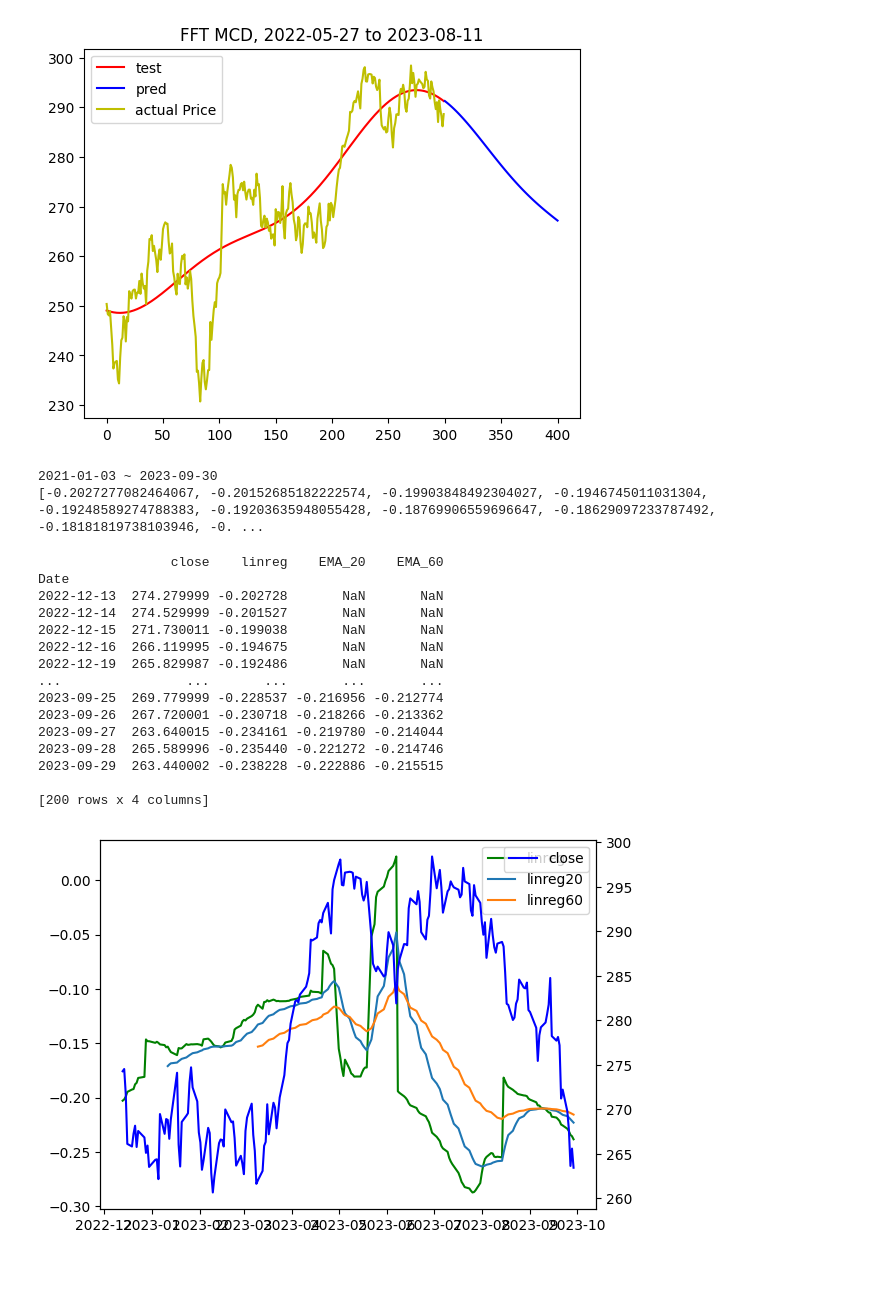
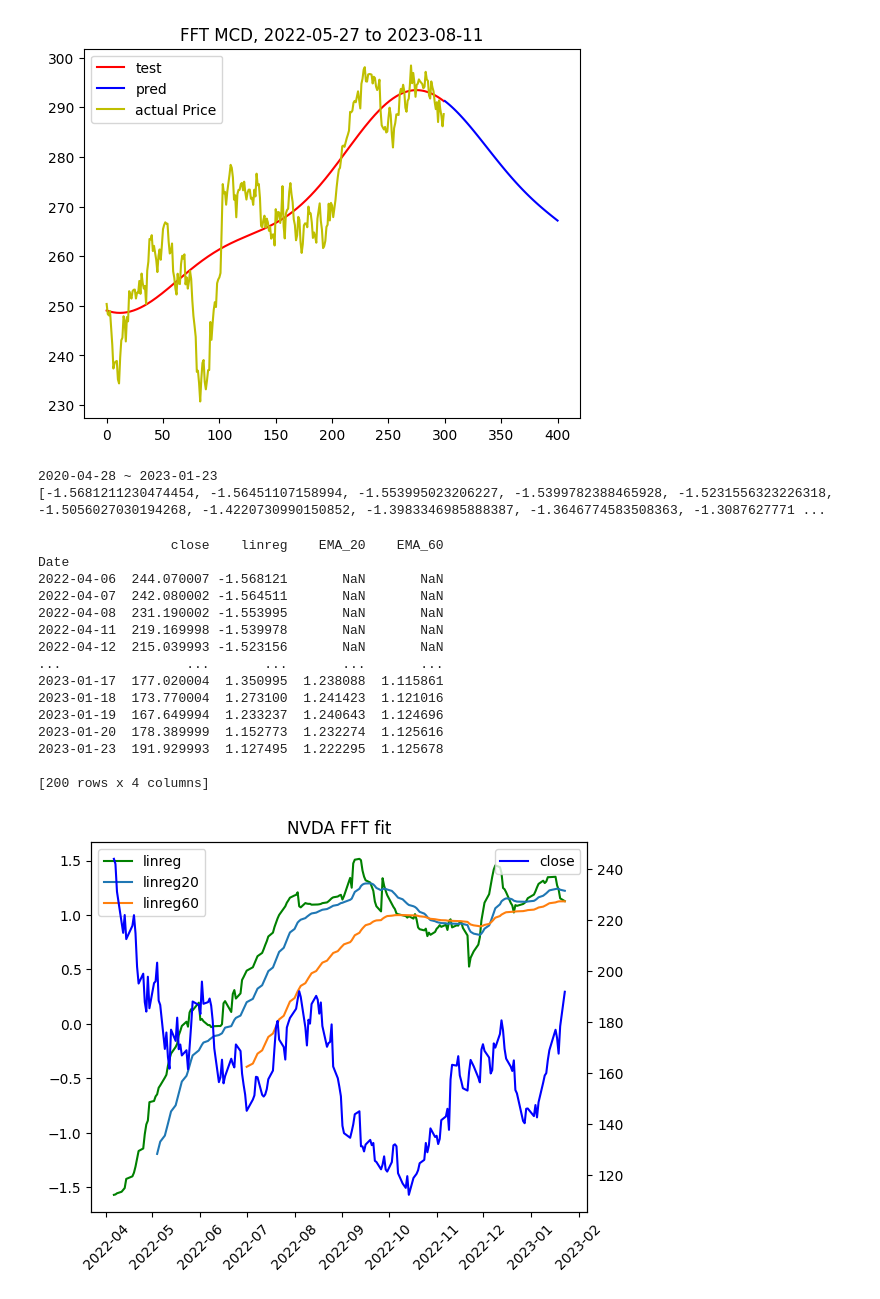
Before and after one commit to tsungyou/CDP_ZacksRank_TW1000, a Jupyter notebook: Backtest/FFT_trigFit.ipynb, the cells around one changed output. Drawn from its saved outputs; the diff is of its cells as text; code cells hidden in the pictures; blank space fills up the shorter version.

```diff
--- a/Backtest/FFT_trigFit.ipynb
+++ b/Backtest/FFT_trigFit.ipynb
@@ -171,7 +171,7 @@ def trigfit(x, n, w, m, a, b, xm):
         m=Sx-a*Sc-b*Ss
     return w, m, a ,b
 def freq(x, n, w, m, a, b, xm):
-    FreqTOL =0.00001
+    FreqTOL =0.00001 # 0.00001
     z = [None] * n
     alpha = 0.0 # = beta for initialization
     beta = 2.0
@@ -229,58 +229,62 @@ def main_v2(ticker, close, day):
             if(i <= pred):
                 ym[i] += m+a*cos(w*i)-b*sin(w*i)
     return ym
-day = 150
+day = 400
 test_len = 200
+ticker = "NVDA"
 start =  datetime.now()- timedelta(days=1000+day)
 end = datetime.now() - timedelta(days=day)
 print(start.strftime("%Y-%m-%d"), "~", end.strftime("%Y-%m-%d"))
-shop = yf.download("MCD", start= start, end = end, interval = "1d", progress=False)
+shop = yf.download(ticker, start= start, end = end, interval = "1d", progress=False)
 close = shop['Close']
 linregress_array = [None] * test_len
+
 for i in range(test_len):
     # 1/30 => 1/29 => 1/28 => ...
     close1 = close[::-1][i:i+300]
-    a = main_v2("MCD", close1, 0)
+    a = main_v2(ticker, close1, 0)
     r = np.polyfit(np.arange(0, len(a), 1), a, 1)[0]
     linregress_array[i] = r
 print(linregress_array[::-1])
 # %% [output]
-2021-01-03 ~ 2023-09-30
-[-0.2027277082464067, -0.20152685182222574, -0.19903848492304027, -0.1946745011031304, -0.19248589274788383, -0.19203635948055428, -0.18769906559696647, -0.18629097233787492, -0.18181819738103946, -0. ...
+2020-04-28 ~ 2023-01-23
+[-1.5681211230474454, -1.56451107158994, -1.553995023206227, -1.5399782388465928, -1.5231556323226318, -1.5056027030194268, -1.4220730990150852, -1.3983346985888387, -1.3646774583508363, -1.3087627771 ...
 # %%
+import pandas_ta as ta
 show = [i if i != 0 else 1 for i in linregress_array]
-import pandas_ta as ta
 ma1 = 20
 ma2 = 60
 # print(linregress_array)
 fig, ax1 = plt.subplots()
 df = pd.DataFrame({'close':close[-test_len:], 'linreg':show[::-1]}, index=close.index[-test_len:])
 df.ta.ema(close='linreg', length=ma1, append=True)
 df.ta.ema(close='linreg', length=ma2, append=True)
+
 print(df)
 ax2 = ax1.twinx()
 ax1.plot(close.index[-test_len:], show[::-1], 'g-', label='linreg')
 ax1.plot(close.index[-test_len:], df[f'EMA_{ma1}'], label=f'linreg{ma1}')
 ax1.plot(close.index[-test_len:], df[f'EMA_{ma2}'], label=f'linreg{ma2}')
 ax2.plot(close.index[-test_len:], close[-test_len:], 'b-', label='close')
-
+ax1.tick_params(axis='x', rotation=45)
+plt.title(f"{ticker} FFT fit")
 ax1.legend()
 ax2.legend()
 plt.show()
 # %% [output]
                  close    linreg    EMA_20    EMA_60
 Date
-2022-12-13  274.279999 -0.202728       NaN       NaN
-2022-12-14  274.529999 -0.201527       NaN       NaN
-2022-12-15  271.730011 -0.199038       NaN       NaN
-2022-12-16  266.119995 -0.194675       NaN       NaN
-2022-12-19  265.829987 -0.192486       NaN       NaN
+2022-04-06  244.070007 -1.568121       NaN       NaN
+2022-04-07  242.080002 -1.564511       NaN       NaN
+2022-04-08  231.190002 -1.553995       NaN       NaN
+2022-04-11  219.169998 -1.539978       NaN       NaN
+2022-04-12  215.039993 -1.523156       NaN       NaN
 ...                ...       ...       ...       ...
-2023-09-25  269.779999 -0.228537 -0.216956 -0.212774
-2023-09-26  267.720001 -0.230718 -0.218266 -0.213362
-2023-09-27  263.640015 -0.234161 -0.219780 -0.214044
-2023-09-28  265.589996 -0.235440 -0.221272 -0.214746
-2023-09-29  263.440002 -0.238228 -0.222886 -0.215515
+2023-01-17  177.020004  1.350995  1.238088  1.115861
+2023-01-18  173.770004  1.273100  1.241423  1.121016
+2023-01-19  167.649994  1.233237  1.240643  1.124696
+2023-01-20  178.389999  1.152773  1.232274  1.125616
+2023-01-23  191.929993  1.127495  1.222295  1.125678
 
 [200 rows x 4 columns]
-[figure, old version]
+[figure, new version]
```
Also changed, not shown: parts of 3 cells of this notebook, 9 other files.
